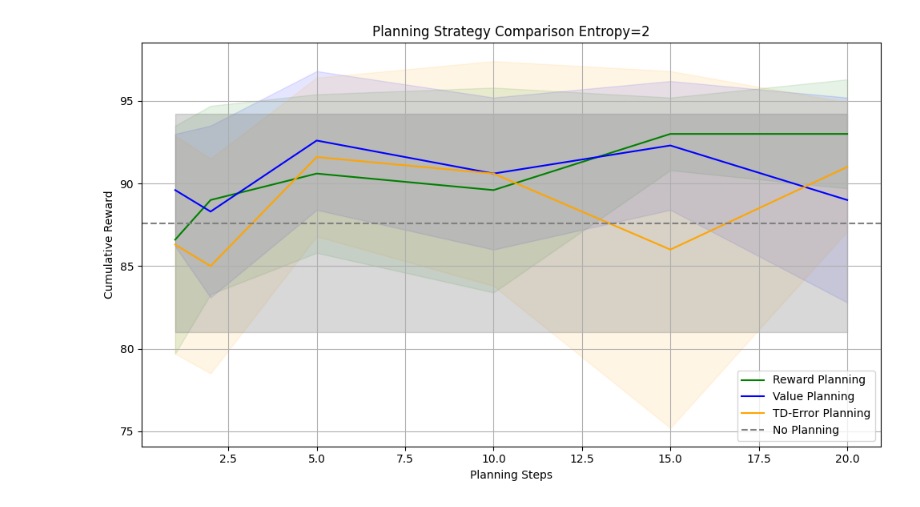
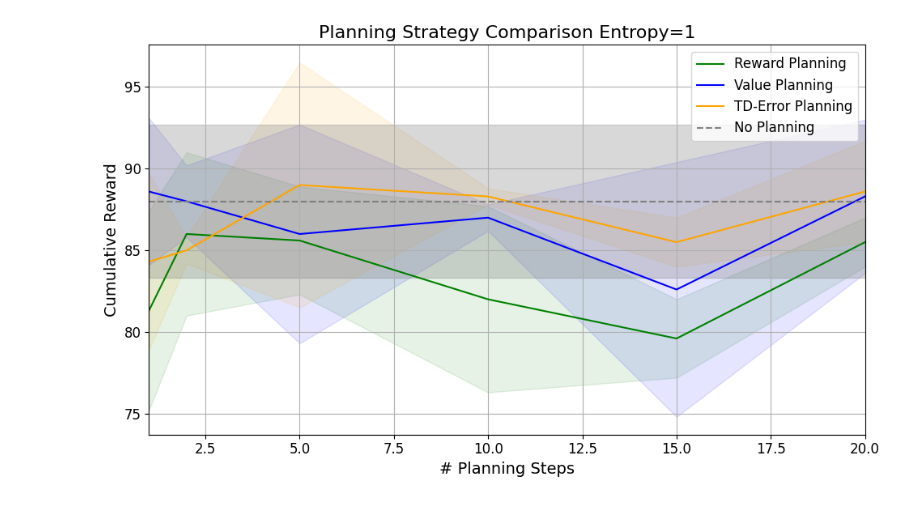
Before and after one commit to Lislaam/wm_inference_diffusion, a Jupyter notebook: plots.ipynb, the cells around one changed output. Cells and saved outputs as stored; diff of their text form; code cells hidden in the pictures.

```diff
--- a/plots.ipynb
+++ b/plots.ipynb
@@ -1,9 +1,18 @@
 # %%
 import matplotlib.pyplot as plt
 import pandas as pd
+
+plt.rcParams.update({
+    'font.size': 14,            # Default font size
+    'axes.titlesize': 16,       # Title font size
+    'axes.labelsize': 14,       # Axis label font size
+    'xtick.labelsize': 12,      # X tick label font size
+    'ytick.labelsize': 12,      # Y tick label font size
+    'legend.fontsize': 12,      # Legend font size
+})
 # %%
 # Load the CSV
-df = pd.read_csv("entropy_2_rew_value_td_comparison.csv")
+df = pd.read_csv("entropy_1_comparison.csv")
 
 # Use exact column names from your CSV
 steps = df["Num. Planning Steps"].values
@@ -18,33 +27,34 @@ plt.fill_between(steps[mask],
                  df["Reward Planning Mean"][mask] - df["Reward Planning Std"][mask],
                  df["Reward Planning Mean"][mask] + df["Reward Planning Std"][mask],
                  alpha=0.1, color="green")
 
 # Value Planning
 plt.plot(steps[mask], df["Value Planning Mean"][mask], label="Value Planning", color="blue")
 plt.fill_between(steps[mask],
                  df["Value Planning Mean"][mask] - df["Value Planning Std"][mask],
                  df["Value Planning Mean"][mask] + df["Value Planning Std"][mask],
                  alpha=0.1, color="blue")
 
 # TD-Error Planning
 plt.plot(steps[mask], df["TD-Error Planning Mean"][mask], label="TD-Error Planning", color="orange")
 plt.fill_between(steps[mask],
                  df["TD-Error Planning Mean"][mask] - df["TD-Error Planning Std"][mask],
                  df["TD-Error Planning Mean"][mask] + df["TD-Error Planning Std"][mask],
                  alpha=0.1, color="orange")
 
 # No-planning baseline (Steps == 0)
 base_reward = df.loc[df["Num. Planning Steps"] == 0, "Reward Planning Mean"].values[0]
 base_std = df.loc[df["Num. Planning Steps"] == 0, "Reward Planning Std"].values[0]
 plt.axhline(y=base_reward, linestyle='--', color='gray', label='No Planning')
 plt.fill_between(steps[mask], base_reward - base_std, base_reward + base_std, color='gray', alpha=0.3)
 
-plt.xlabel("Planning Steps")
+plt.xlim(1, 20)
+plt.xlabel("# Planning Steps")
 plt.ylabel("Cumulative Reward")
-plt.title("Planning Strategy Comparison Entropy=2")
+plt.title("Planning Strategy Comparison Entropy=1")
 plt.legend()
 plt.grid(True)
 plt.tight_layout()
 plt.show()
 # %% [output]
-[figure, old version]
+[figure, new version]
```
Also changed, not shown: 9 other files.
